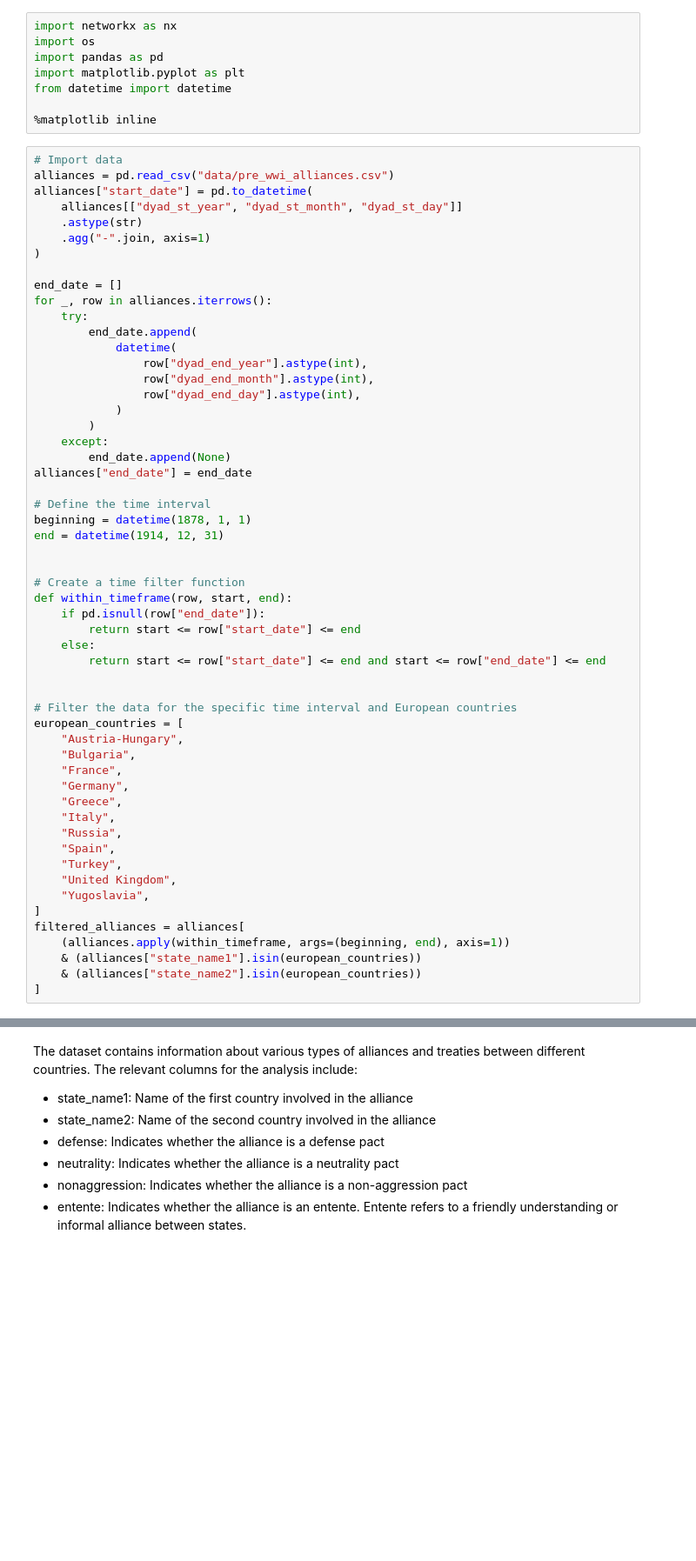
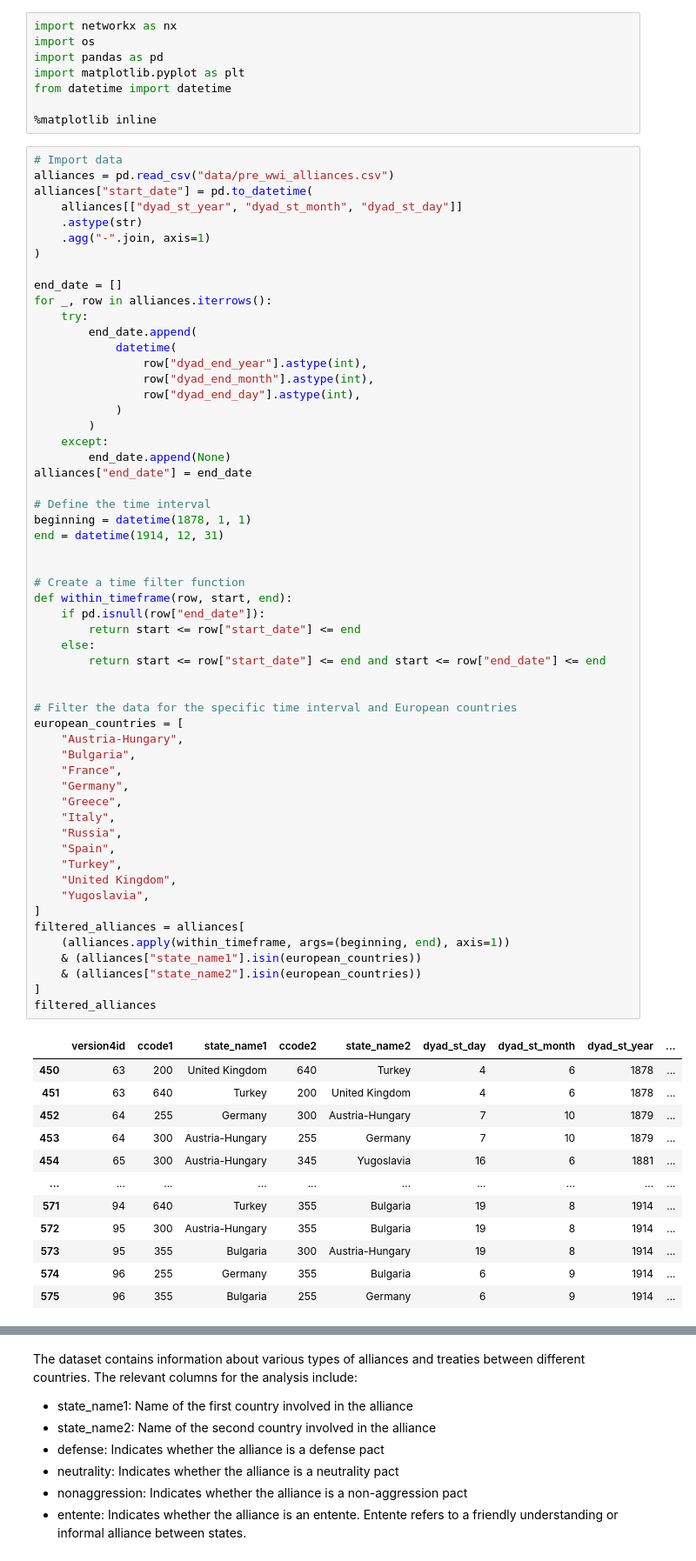
Before and after one commit to bgbg/MLConnectedWorld, a Jupyter notebook: MLConnectedWorldBook/part_01_chXX_war_and_peace.ipynb, the cells around one changed output, grey strips where cells are left out. Shown: that part at 87% size. Saved outputs shown, nothing was run; the diff lists cells and outputs as text; blank space fills up the shorter version.

```diff
--- a/MLConnectedWorldBook/part_01_chXX_war_and_peace.ipynb
+++ b/MLConnectedWorldBook/part_01_chXX_war_and_peace.ipynb
@@ -34,30 +34,44 @@ beginning = datetime(1878, 1, 1)
 end = datetime(1914, 12, 31)
 
 
 # Create a time filter function
 def within_timeframe(row, start, end):
     if pd.isnull(row["end_date"]):
         return start <= row["start_date"] <= end
     else:
         return start <= row["start_date"] <= end and start <= row["end_date"] <= end
 
 
 # Filter the data for the specific time interval and European countries
 european_countries = [
     "Austria-Hungary",
     "Bulgaria",
     "France",
     "Germany",
     "Greece",
     "Italy",
     "Russia",
     "Spain",
     "Turkey",
     "United Kingdom",
     "Yugoslavia",
 ]
 filtered_alliances = alliances[
     (alliances.apply(within_timeframe, args=(beginning, end), axis=1))
     & (alliances["state_name1"].isin(european_countries))
     & (alliances["state_name2"].isin(european_countries))
 ]
+filtered_alliances
+# %% [output]
+|  | version4id | ccode1 | state_name1 | ccode2 | state_name2 | dyad_st_day | dyad_st_month | dyad_st_year | ... |
+| 450 | 63 | 200 | United Kingdom | 640 | Turkey | 4 | 6 | 1878 | ... |
+| 451 | 63 | 640 | Turkey | 200 | United Kingdom | 4 | 6 | 1878 | ... |
+| 452 | 64 | 255 | Germany | 300 | Austria-Hungary | 7 | 10 | 1879 | ... |
+| 453 | 64 | 300 | Austria-Hungary | 255 | Germany | 7 | 10 | 1879 | ... |
+| 454 | 65 | 300 | Austria-Hungary | 345 | Yugoslavia | 16 | 6 | 1881 | ... |
+| ... | ... | ... | ... | ... | ... | ... | ... | ... | ... |
+| 571 | 94 | 640 | Turkey | 355 | Bulgaria | 19 | 8 | 1914 | ... |
+| 572 | 95 | 300 | Austria-Hungary | 355 | Bulgaria | 19 | 8 | 1914 | ... |
+| 573 | 95 | 355 | Bulgaria | 300 | Austria-Hungary | 19 | 8 | 1914 | ... |
+| 574 | 96 | 255 | Germany | 355 | Bulgaria | 6 | 9 | 1914 | ... |
+| 575 | 96 | 355 | Bulgaria | 255 | Germany | 6 | 9 | 1914 | ... |
```
Also changed, not shown: parts of 7 cells of this notebook, 3 other files.
